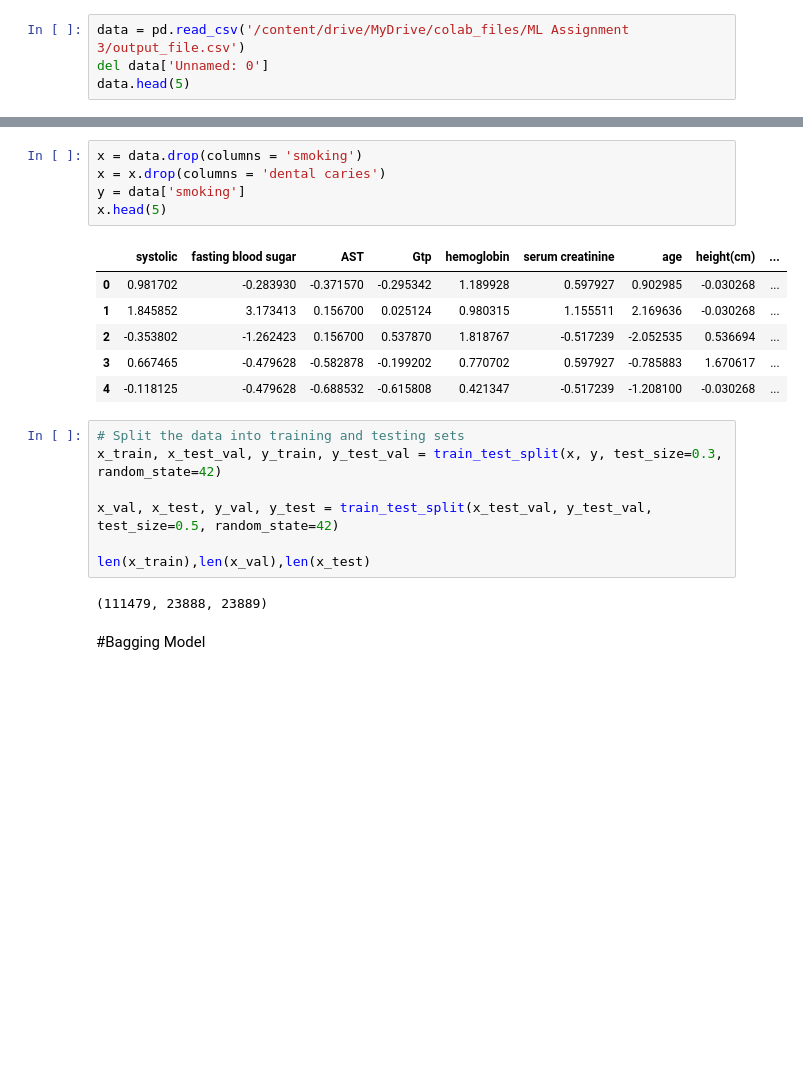
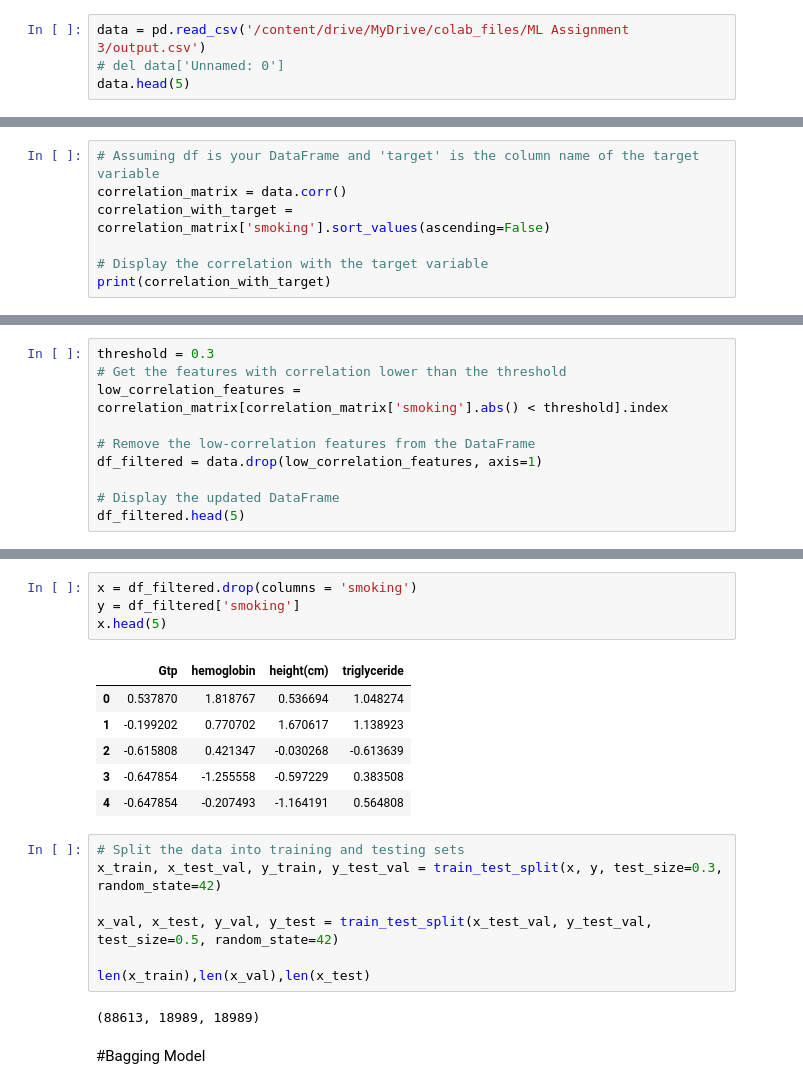
Before and after one commit to Asser146/ML-Assignments, a Jupyter notebook: Assignment3_Bagging_Boosting/Models.ipynb, the cells around one changed output, grey strips where cells are left out. Drawn from its saved outputs; the diff is of its cells as text; blank space fills up the shorter version.

```diff
--- a/Assignment3_Bagging_Boosting/Models.ipynb
+++ b/Assignment3_Bagging_Boosting/Models.ipynb
@@ -11,6 +15,6 @@ from sklearn.neural_network import MLPClassifier
 import pandas as pd
 # %%
-data = pd.read_csv('/content/drive/MyDrive/colab_files/ML Assignment 3/output_file.csv')
-del data['Unnamed: 0']
+data = pd.read_csv('/content/drive/MyDrive/colab_files/ML Assignment 3/output.csv')
+# del data['Unnamed: 0']
 data.head(5)
 # %% [output]
@@ -22,0 +27,7 @@ data.head(5)
+# %%
+# Assuming df is your DataFrame and 'target' is the column name of the target variable
+correlation_matrix = data.corr()
+correlation_with_target = correlation_matrix['smoking'].sort_values(ascending=False)
+
+# Display the correlation with the target variable
+print(correlation_with_target)
@@ -22,0 +47,10 @@ data.head(5)
+# %%
+threshold = 0.3
+# Get the features with correlation lower than the threshold
+low_correlation_features = correlation_matrix[correlation_matrix['smoking'].abs() < threshold].index
+
+# Remove the low-correlation features from the DataFrame
+df_filtered = data.drop(low_correlation_features, axis=1)
+
+# Display the updated DataFrame
+df_filtered.head(5)
@@ -23,15 +64,14 @@ data.head(5)
 # %%
-x = data.drop(columns = 'smoking')
-x = x.drop(columns = 'dental caries')
-y = data['smoking']
+x = df_filtered.drop(columns = 'smoking')
+y = df_filtered['smoking']
 x.head(5)
 # %% [output]
-|  | systolic | fasting blood sugar | AST | Gtp | hemoglobin | serum creatinine | age | height(cm) | ... |
-| 0 | 0.981702 | -0.283930 | -0.371570 | -0.295342 | 1.189928 | 0.597927 | 0.902985 | -0.030268 | ... |
-| 1 | 1.845852 | 3.173413 | 0.156700 | 0.025124 | 0.980315 | 1.155511 | 2.169636 | -0.030268 | ... |
-| 2 | -0.353802 | -1.262423 | 0.156700 | 0.537870 | 1.818767 | -0.517239 | -2.052535 | 0.536694 | ... |
-| 3 | 0.667465 | -0.479628 | -0.582878 | -0.199202 | 0.770702 | 0.597927 | -0.785883 | 1.670617 | ... |
-| 4 | -0.118125 | -0.479628 | -0.688532 | -0.615808 | 0.421347 | -0.517239 | -1.208100 | -0.030268 | ... |
+|  | Gtp | hemoglobin | height(cm) | triglyceride |
+| 0 | 0.537870 | 1.818767 | 0.536694 | 1.048274 |
+| 1 | -0.199202 | 0.770702 | 1.670617 | 1.138923 |
+| 2 | -0.615808 | 0.421347 | -0.030268 | -0.613639 |
+| 3 | -0.647854 | -1.255558 | -0.597229 | 0.383508 |
+| 4 | -0.647854 | -0.207493 | -1.164191 | 0.564808 |
 # %%
 # Split the data into training and testing sets
 x_train, x_test_val, y_train, y_test_val = train_test_split(x, y, test_size=0.3, random_state=42)
@@ -40,7 +80,7 @@ x_val, x_test, y_val, y_test = train_test_split(x_test_val, y_test_val, test_siz
 
 len(x_train),len(x_val),len(x_test)
 # %% [output]
-(111479, 23888, 23889)
+(88613, 18989, 18989)
 # %% [markdown]
 #Bagging Model
 # %% [markdown]
```
Also changed, not shown: parts of 16 cells of this notebook.
